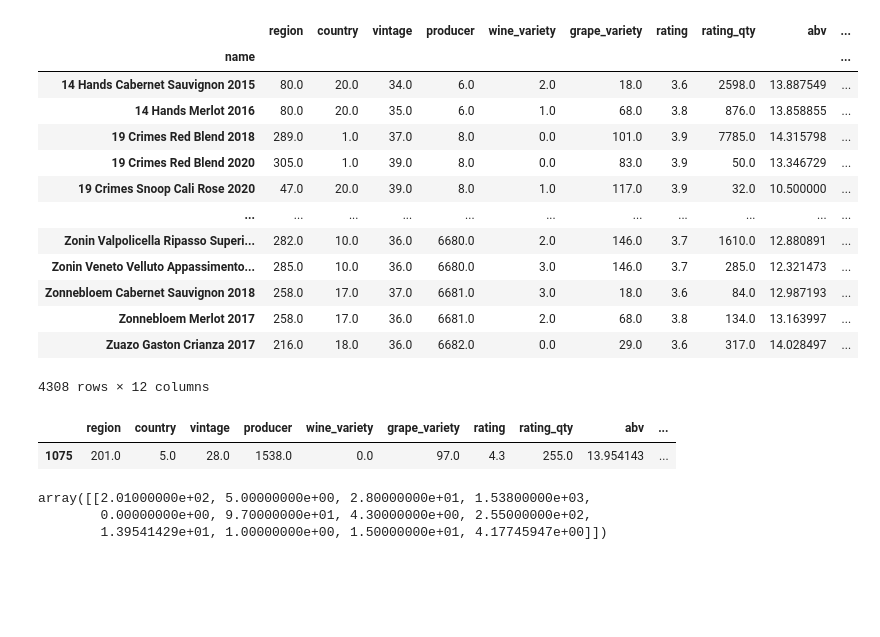
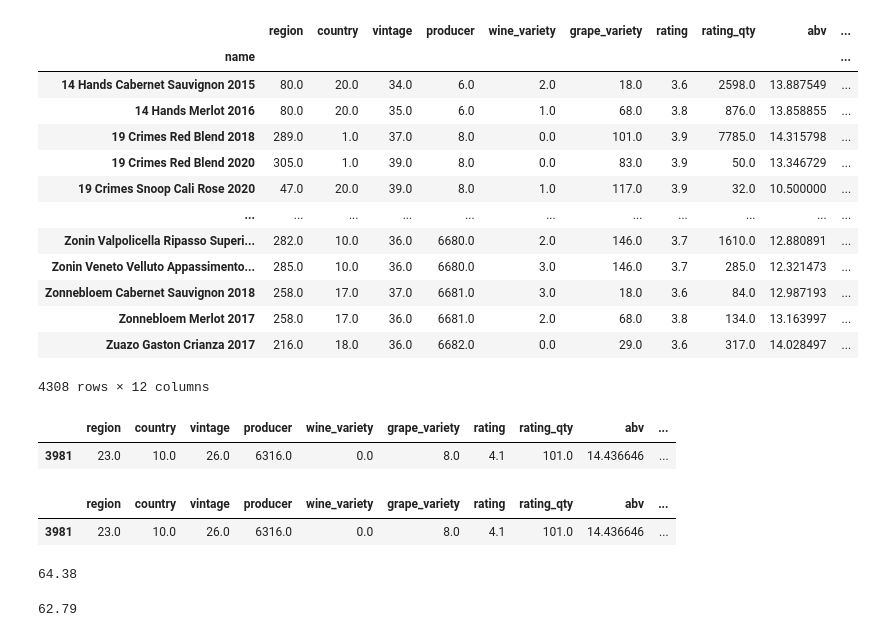
Before and after one commit to acdaniel864/capstone, a Jupyter notebook: code/04_modelling.ipynb, the cells around one changed output. Saved outputs shown, nothing was run; the diff lists cells and outputs as text; code cells hidden in the pictures; blank space fills up the shorter version.

```diff
--- a/code/04_modelling.ipynb
+++ b/code/04_modelling.ipynb
@@ -105,29 +101,29 @@ print(f"R-squared (R2): {r2_score(y_test, y_pred)}")
 Root Mean Squared Error (RMSE): 1.1814619174814387
 R-squared (R2): 0.9682522509755589
 # %%
-dt = DecisionTreeRegressor(random_state=42, )
-param_grid = {
-    'max_depth': [None, 10, 20, 30, 40],
-    'min_samples_split': [2, 3, 5],
-    'min_samples_leaf': [1, 2]
-}
+# dt = DecisionTreeRegressor(random_state=42, )
+# param_grid = {
+#     'max_depth': [None, 10, 20, 30, 40],
+#     'min_samples_split': [2, 3, 5],
+#     'min_samples_leaf': [1, 2]
+# }
 
-gs = GridSearchCV(estimator=dt, param_grid=param_grid,
-                           cv=5, scoring='neg_mean_squared_error',
-                           verbose=2, n_jobs=-1)
+# gs = GridSearchCV(estimator=dt, param_grid=param_grid,
+#                            cv=5, scoring='neg_mean_squared_error',
+#                            verbose=2, n_jobs=-1)
 
-gs.fit(X_train, y_train)
+# gs.fit(X_train, y_train)
 
-print("Best parameters found: ", gs.best_params_)
+# print("Best parameters found: ", gs.best_params_)
 
-print("Best score:", gs.best_score_)
+# print("Best score:", gs.best_score_)
 
-best_model = gs.best_estimator_
+# best_model = gs.best_estimator_
 
-y_pred = best_model.predict(X_test)
-mse = mean_squared_error(y_test, y_pred)
-print(f"Test Price RMSE: {np.exp(np.sqrt(mean_squared_error(y_test, y_pred)))}")
+# y_pred = best_model.predict(X_test)
+# mse = mean_squared_error(y_test, y_pred)
+# print(f"Test Price RMSE: {np.exp(np.sqrt(mean_squared_error(y_test, y_pred)))}")
 
-# Best parameters found:  {'max_depth': None, 'min_samples_leaf': 1, 'min_samples_split': 3}
-# Best score: -0.06097922282343639
-# Test Price RMSE: 1.1965245503424489
+# # Best parameters found:  {'max_depth': None, 'min_samples_leaf': 1, 'min_samples_split': 3}
+# # Best score: -0.06097922282343639
+# # Test Price RMSE: 1.1965245503424489
@@ -485,14 +411,26 @@ df_frontend = pd.read_csv('../data/app_frontend.csv')
 random_index = random.randint(0, len(df_backend) - 1)
 random_row_b = df_backend.loc[random_index]
 random_row_f = df_frontend.loc[random_index]
-# %%
-random_row_b.to_frame().transpose()
-# %% [output]
-|  | region | country | vintage | producer | wine_variety | grape_variety | rating | rating_qty | abv | ... |
-| 1075 | 201.0 | 5.0 | 28.0 | 1538.0 | 0.0 | 97.0 | 4.3 | 255.0 | 13.954143 | ... |
-# %%
-random_row_b.values.reshape(1, -1)
-# %% [output]
-array([[2.01000000e+02, 5.00000000e+00, 2.80000000e+01, 1.53800000e+03,
-        0.00000000e+00, 9.70000000e+01, 4.30000000e+00, 2.55000000e+02,
-        1.39541429e+01, 1.00000000e+00, 1.50000000e+01, 4.17745947e+00]])
+# %%
+model = dt_tuned
+X_with_price = random_row_b.to_frame().transpose()
+X_with_price
+# %% [output]
+|  | region | country | vintage | producer | wine_variety | grape_variety | rating | rating_qty | abv | ... |
+| 3981 | 23.0 | 10.0 | 26.0 | 6316.0 | 0.0 | 8.0 | 4.1 | 101.0 | 14.436646 | ... |
+# %%
+X = X_with_price.drop(['log_price'], axis = 1)
+X
+# %% [output]
+|  | region | country | vintage | producer | wine_variety | grape_variety | rating | rating_qty | abv | ... |
+| 3981 | 23.0 | 10.0 | 26.0 | 6316.0 | 0.0 | 8.0 | 4.1 | 101.0 | 14.436646 | ... |
+# %%
+real_price = float(round(np.exp(X_with_price['log_price']), 2).iloc[0])
+real_price
+# %% [output]
+64.38
+# %%
+casi_answer =  float(round(np.exp(model.predict(X)[0]),2))
+casi_answer
+# %% [output]
+62.79
```
Also changed, not shown: parts of 15 cells of this notebook, 8 other files.
